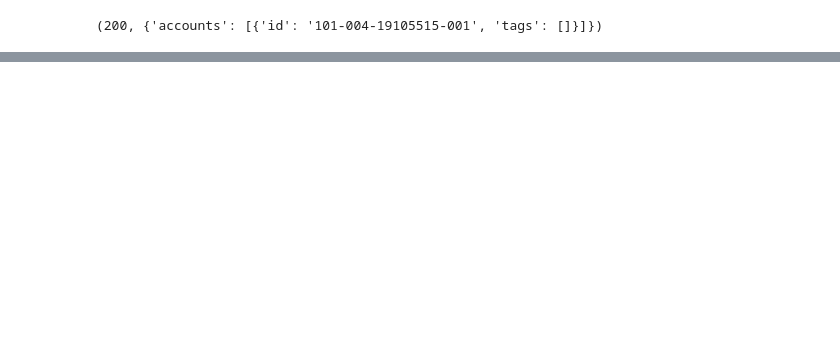
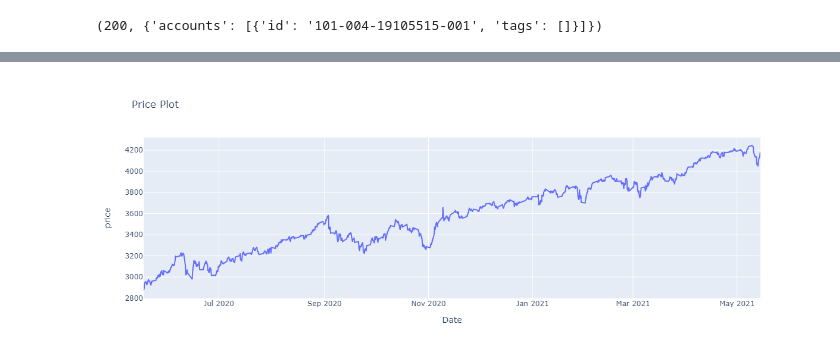
Before and after one commit to camiloblanco/AlgoTrading, a Jupyter notebook: 5_dev/04_White_Robot/White_Robot_V_1_0.ipynb, the cells around one changed output, grey strips where cells are left out. Saved outputs shown, nothing was run; the diff lists cells and outputs as text; code cells hidden in the pictures; blank space fills up the shorter version.

```diff
--- a/5_dev/04_White_Robot/White_Robot_V_1_0.ipynb
+++ b/5_dev/04_White_Robot/White_Robot_V_1_0.ipynb
@@ -96,0 +100,7 @@ candle_data['mid_c'].plot()
+# %%
+sp500_data = go.Scatter(x=candle_data.index, y=candle_data['mid_c'])
+layout = go.Layout(title='Price Plot', xaxis=dict(title='Date'), yaxis=dict(title='price'))
+fig = go.Figure(data=[sp500_data], layout=layout)
+fig.show()
+# %% [output]
+[figure, added]
```
Also changed, not shown: parts of 11 cells of this notebook, 1 other file.
